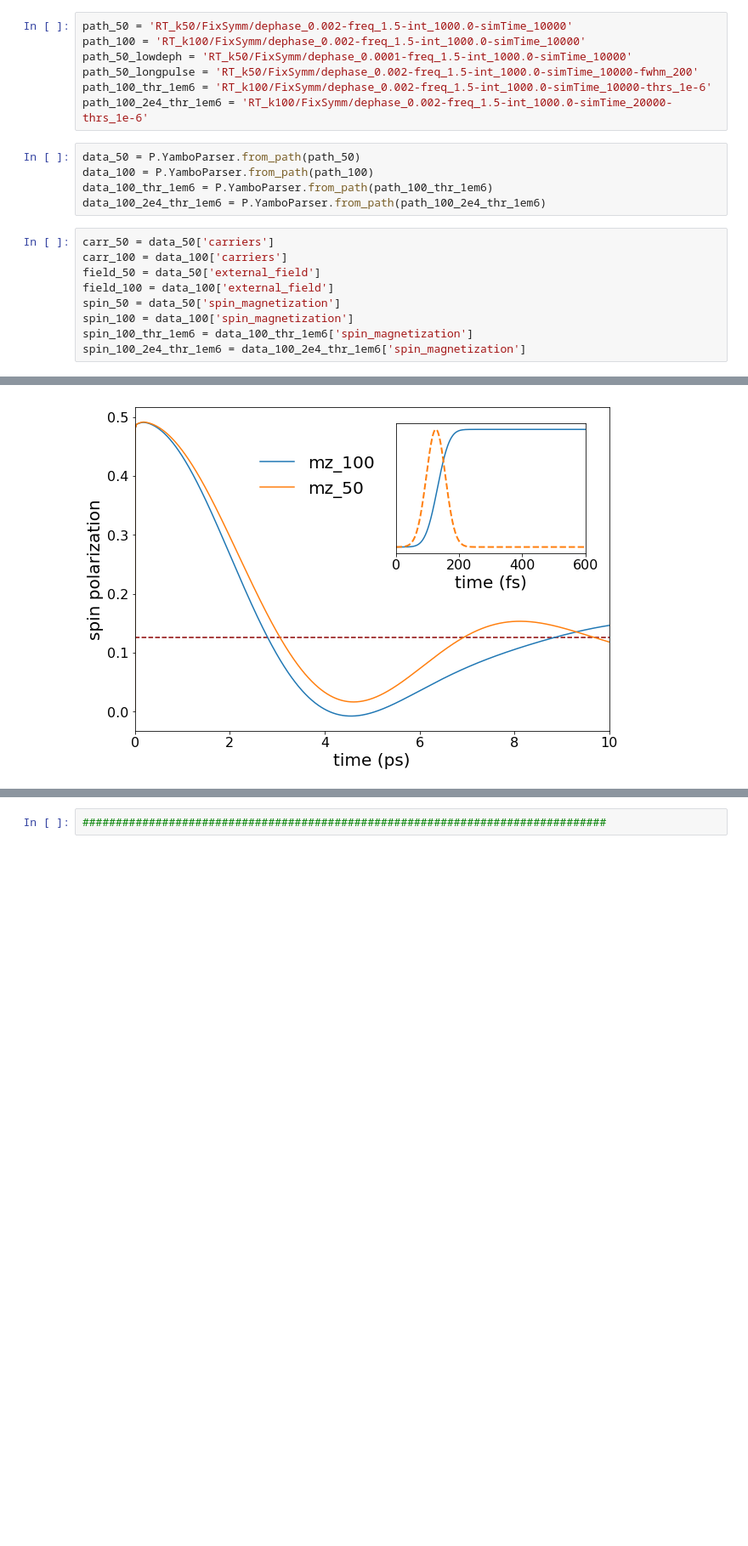
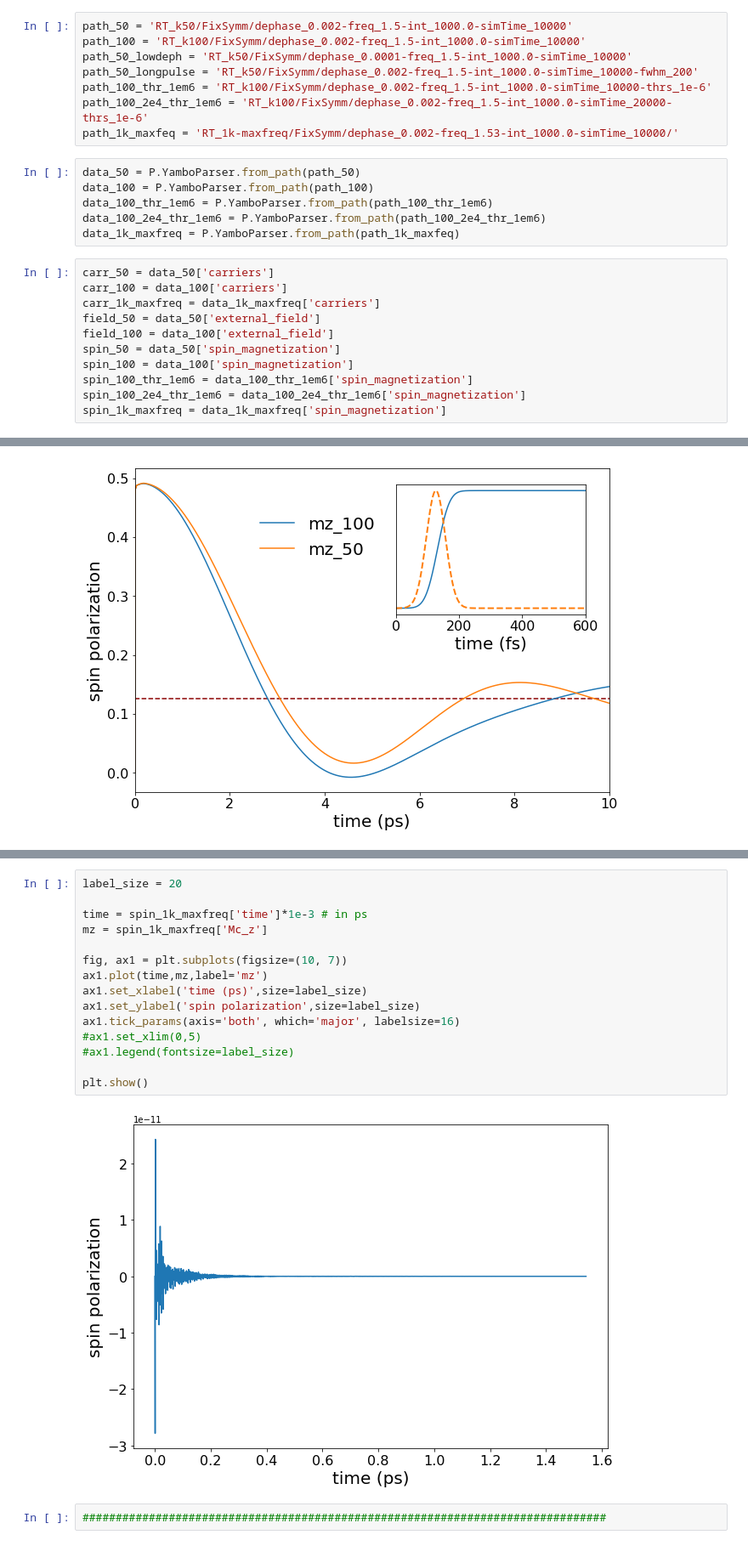
Before and after one commit to marcodalessandro76/Generation-and-decay-of-the-degree-of-spin-polarization-in-GaAs, a Jupyter notebook: ANALYSIS_Plots.ipynb, the cells around one changed output, grey strips where cells are left out. Shown at 85% size. Cells and saved outputs as stored; diff of their text form; blank space fills up the shorter version.

```diff
--- a/ANALYSIS_Plots.ipynb
+++ b/ANALYSIS_Plots.ipynb
@@ -412,18 +412,22 @@ path_50_lowdeph = 'RT_k50/FixSymm/dephase_0.0001-freq_1.5-int_1000.0-simTime_100
 path_50_longpulse = 'RT_k50/FixSymm/dephase_0.002-freq_1.5-int_1000.0-simTime_10000-fwhm_200'
 path_100_thr_1em6 = 'RT_k100/FixSymm/dephase_0.002-freq_1.5-int_1000.0-simTime_10000-thrs_1e-6'
 path_100_2e4_thr_1em6 = 'RT_k100/FixSymm/dephase_0.002-freq_1.5-int_1000.0-simTime_20000-thrs_1e-6'
+path_1k_maxfeq = 'RT_1k-maxfreq/FixSymm/dephase_0.002-freq_1.53-int_1000.0-simTime_10000/'
 # %%
 data_50 = P.YamboParser.from_path(path_50)
 data_100 = P.YamboParser.from_path(path_100)
 data_100_thr_1em6 = P.YamboParser.from_path(path_100_thr_1em6)
 data_100_2e4_thr_1em6 = P.YamboParser.from_path(path_100_2e4_thr_1em6)
+data_1k_maxfreq = P.YamboParser.from_path(path_1k_maxfeq)
 # %%
 carr_50 = data_50['carriers']
 carr_100 = data_100['carriers']
+carr_1k_maxfreq = data_1k_maxfreq['carriers']
 field_50 = data_50['external_field']
 field_100 = data_100['external_field']
 spin_50 = data_50['spin_magnetization']
 spin_100 = data_100['spin_magnetization']
 spin_100_thr_1em6 = data_100_thr_1em6['spin_magnetization']
 spin_100_2e4_thr_1em6 = data_100_2e4_thr_1em6['spin_magnetization']
+spin_1k_maxfreq = data_1k_maxfreq['spin_magnetization']
 # %% [markdown]
@@ -532,3 +538,20 @@ plt.show()
+# %%
+label_size = 20
+
+time = spin_1k_maxfreq['time']*1e-3 # in ps
+mz = spin_1k_maxfreq['Mc_z']
+
+fig, ax1 = plt.subplots(figsize=(10, 7))
+ax1.plot(time,mz,label='mz')
+ax1.set_xlabel('time (ps)',size=label_size)
+ax1.set_ylabel('spin polarization',size=label_size)
+ax1.tick_params(axis='both', which='major', labelsize=16)
+#ax1.set_xlim(0,5)
+#ax1.legend(fontsize=label_size)
+
+plt.show()
+# %% [output]
+[figure, added]
 # %%
 ###############################################################################
 # %%
```
Also changed, not shown: parts of 5 cells of this notebook, 2 other files.
